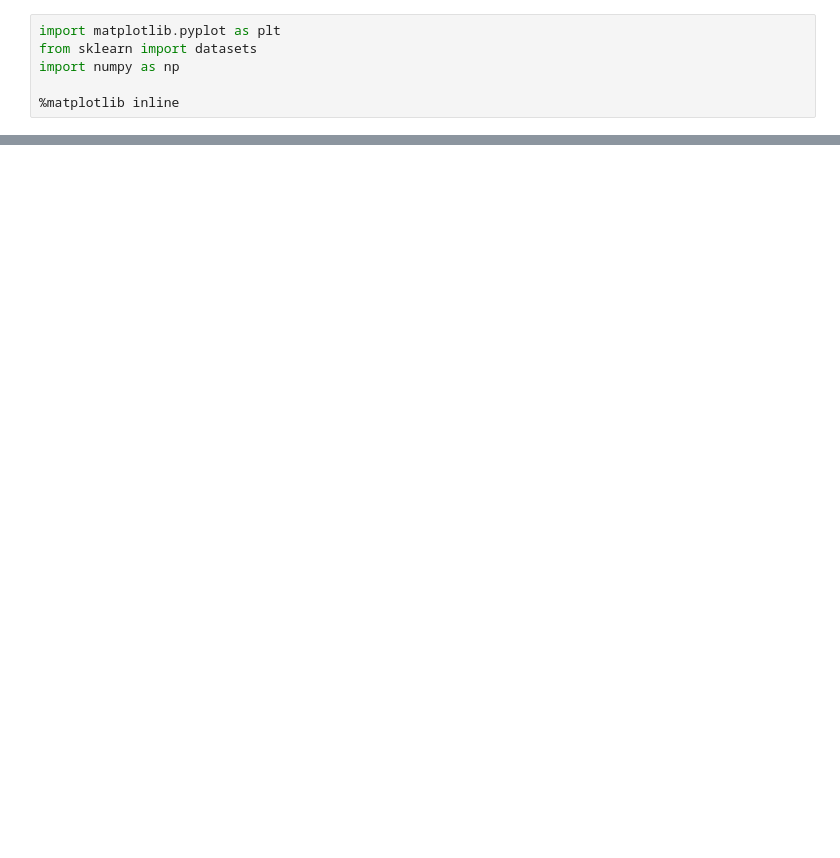
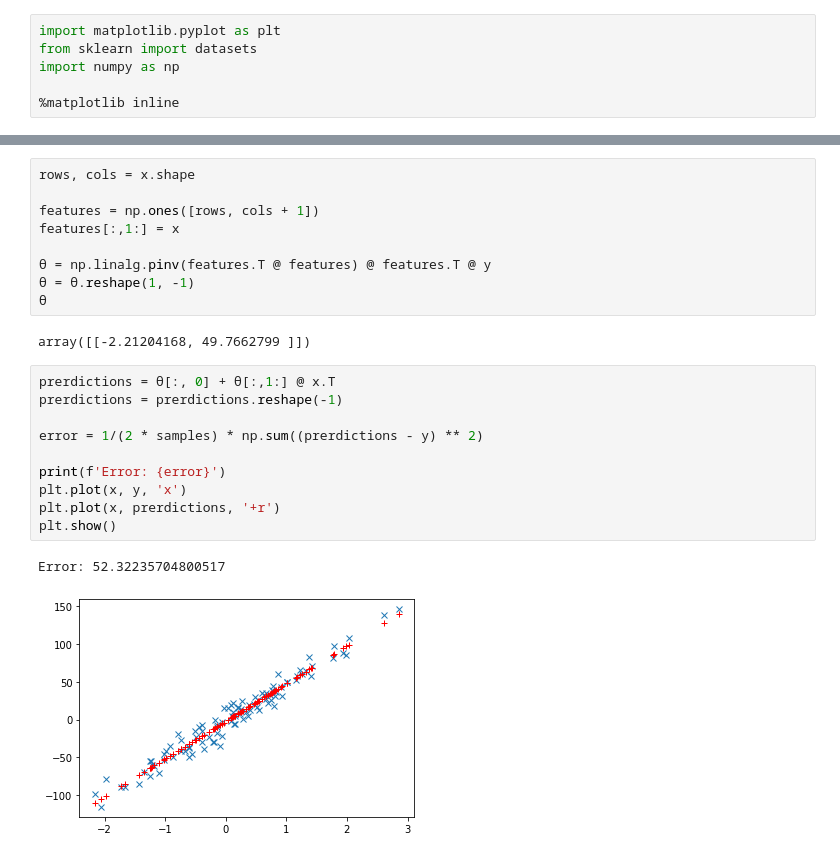
Before and after one commit to juan19932carlos/Notebooks, a Jupyter notebook: ML Coursera/LinearRegresion.ipynb, the cells around one changed output, grey strips where cells are left out. Cells and saved outputs as stored; diff of their text form; blank space fills up the shorter version.

```diff
--- a/ML Coursera/LinearRegresion.ipynb
+++ b/ML Coursera/LinearRegresion.ipynb
@@ -57,0 +66,24 @@ gradient_decent(20, 1)
+# %%
+rows, cols = x.shape
+
+features = np.ones([rows, cols + 1])
+features[:,1:] = x
+
+θ = np.linalg.pinv(features.T @ features) @ features.T @ y
+θ = θ.reshape(1, -1)
+θ
+# %% [output]
+array([[-2.21204168, 49.7662799 ]])
+# %%
+prerdictions = θ[:, 0] + θ[:,1:] @ x.T
+prerdictions = prerdictions.reshape(-1)
+
+error = 1/(2 * samples) * np.sum((prerdictions - y) ** 2)
+
+print(f'Error: {error}')
+plt.plot(x, y, 'x')
+plt.plot(x, prerdictions, '+r')
+plt.show()
+# %% [output]
+Error: 52.32235704800517
+[figure, added]
```
Also changed, not shown: parts of 6 cells of this notebook.
